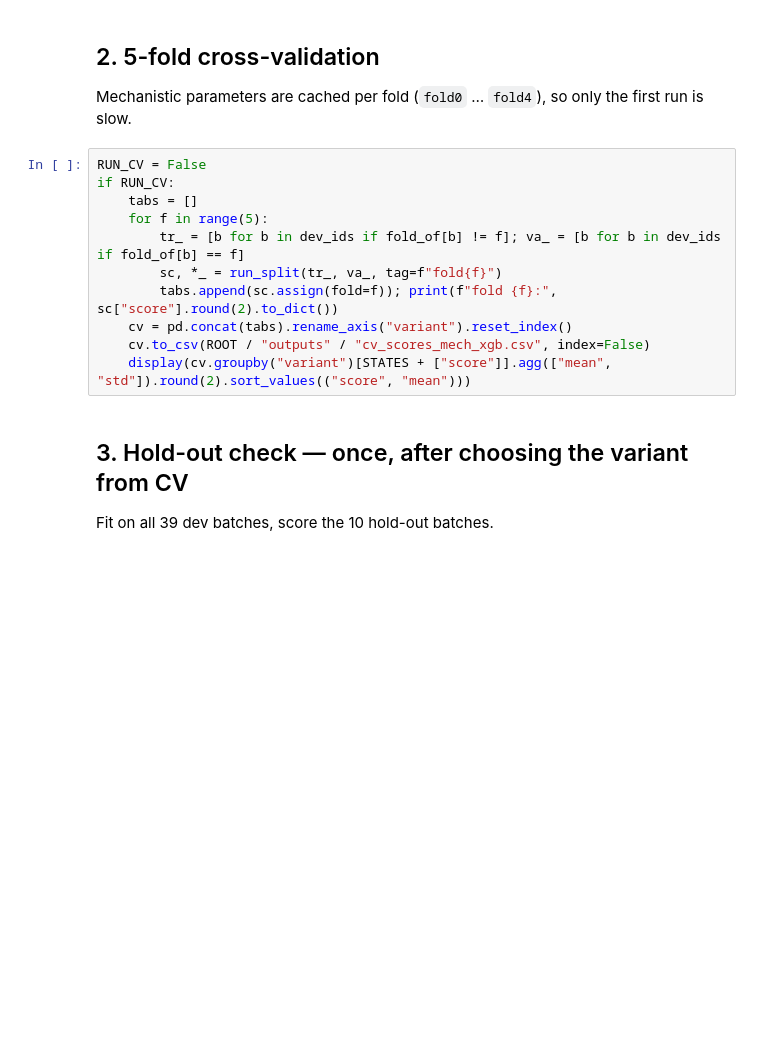
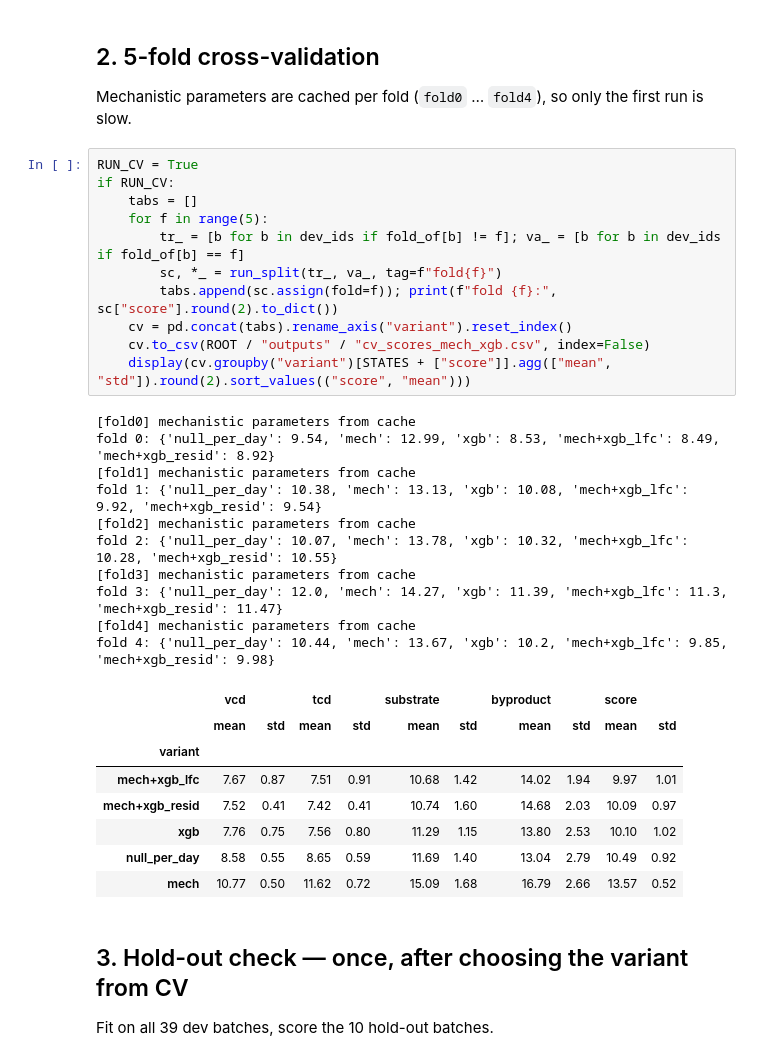
Before and after one commit to SwissDataScienceCenter/SDSC-STEM4Health-group15, a Jupyter notebook: notebooks/04_mech_xgb.ipynb, the cells around one changed output. Saved outputs shown, nothing was run; the diff lists cells and outputs as text; blank space fills up the shorter version.

Commit message:
run k-fold

```diff
--- a/notebooks/04_mech_xgb.ipynb
+++ b/notebooks/04_mech_xgb.ipynb
@@ -125,16 +147,35 @@ ax[0].legend(fontsize=7); plt.tight_layout(); plt.show()
 ## 2. 5-fold cross-validation
 Mechanistic parameters are cached per fold (`fold0` … `fold4`), so only the first run is slow.
 # %%
-RUN_CV = False
+RUN_CV = True
 if RUN_CV:
     tabs = []
     for f in range(5):
         tr_ = [b for b in dev_ids if fold_of[b] != f]; va_ = [b for b in dev_ids if fold_of[b] == f]
         sc, *_ = run_split(tr_, va_, tag=f"fold{f}")
         tabs.append(sc.assign(fold=f)); print(f"fold {f}:", sc["score"].round(2).to_dict())
     cv = pd.concat(tabs).rename_axis("variant").reset_index()
     cv.to_csv(ROOT / "outputs" / "cv_scores_mech_xgb.csv", index=False)
     display(cv.groupby("variant")[STATES + ["score"]].agg(["mean", "std"]).round(2).sort_values(("score", "mean")))
+# %% [output]
+[fold0] mechanistic parameters from cache
+fold 0: {'null_per_day': 9.54, 'mech': 12.99, 'xgb': 8.53, 'mech+xgb_lfc': 8.49, 'mech+xgb_resid': 8.92}
+[fold1] mechanistic parameters from cache
+fold 1: {'null_per_day': 10.38, 'mech': 13.13, 'xgb': 10.08, 'mech+xgb_lfc': 9.92, 'mech+xgb_resid': 9.54}
+[fold2] mechanistic parameters from cache
+fold 2: {'null_per_day': 10.07, 'mech': 13.78, 'xgb': 10.32, 'mech+xgb_lfc': 10.28, 'mech+xgb_resid': 10.55}
+[fold3] mechanistic parameters from cache
+fold 3: {'null_per_day': 12.0, 'mech': 14.27, 'xgb': 11.39, 'mech+xgb_lfc': 11.3, 'mech+xgb_resid': 11.47}
+[fold4] mechanistic parameters from cache
+fold 4: {'null_per_day': 10.44, 'mech': 13.67, 'xgb': 10.2, 'mech+xgb_lfc': 9.85, 'mech+xgb_resid': 9.98}
+|  | vcd |  | tcd |  | substrate |  | byproduct |  | score |  |
+|  | mean | std | mean | std | mean | std | mean | std | mean | std |
+| variant |  |  |  |  |  |  |  |  |  |  |
+| mech+xgb_lfc | 7.67 | 0.87 | 7.51 | 0.91 | 10.68 | 1.42 | 14.02 | 1.94 | 9.97 | 1.01 |
+| mech+xgb_resid | 7.52 | 0.41 | 7.42 | 0.41 | 10.74 | 1.60 | 14.68 | 2.03 | 10.09 | 0.97 |
+| xgb | 7.76 | 0.75 | 7.56 | 0.80 | 11.29 | 1.15 | 13.80 | 2.53 | 10.10 | 1.02 |
+| null_per_day | 8.58 | 0.55 | 8.65 | 0.59 | 11.69 | 1.40 | 13.04 | 2.79 | 10.49 | 0.92 |
+| mech | 10.77 | 0.50 | 11.62 | 0.72 | 15.09 | 1.68 | 16.79 | 2.66 | 13.57 | 0.52 |
 # %% [markdown]
 ## 3. Hold-out check — once, after choosing the variant from CV
 Fit on all 39 dev batches, score the 10 hold-out batches.
```
Also changed, not shown: parts of 5 cells of this notebook, 1 other file.
